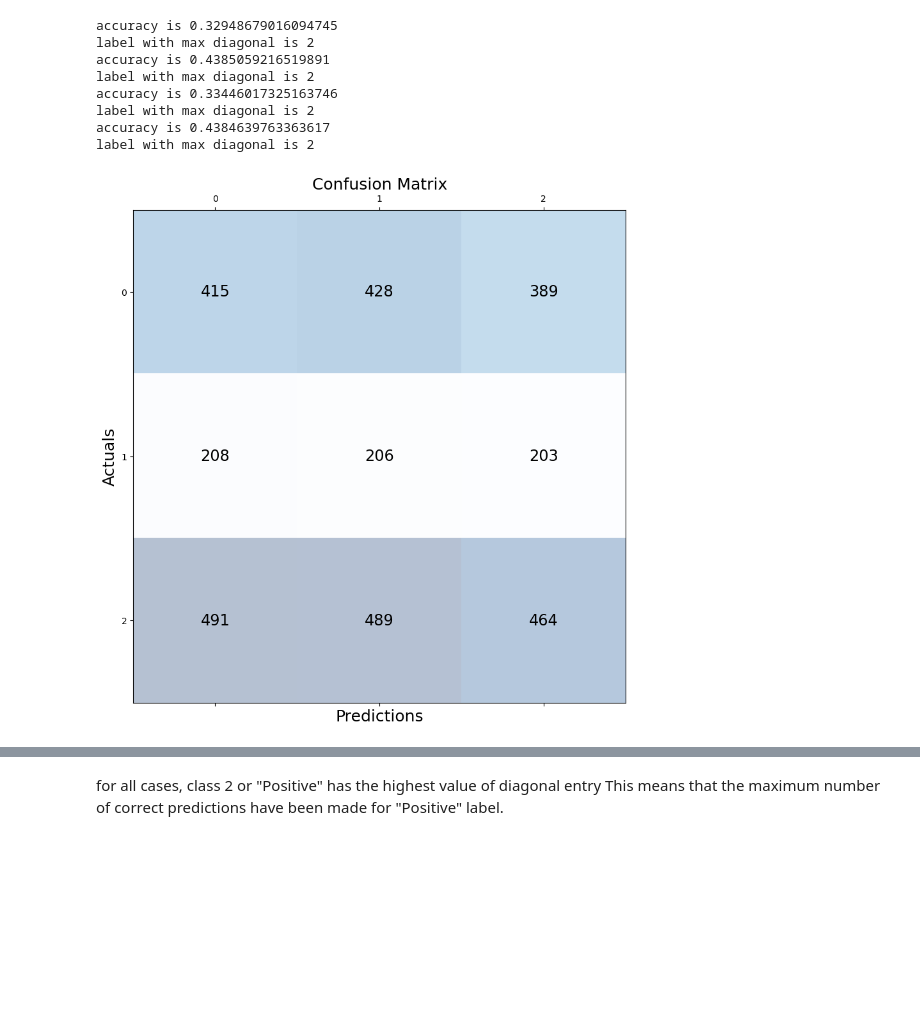
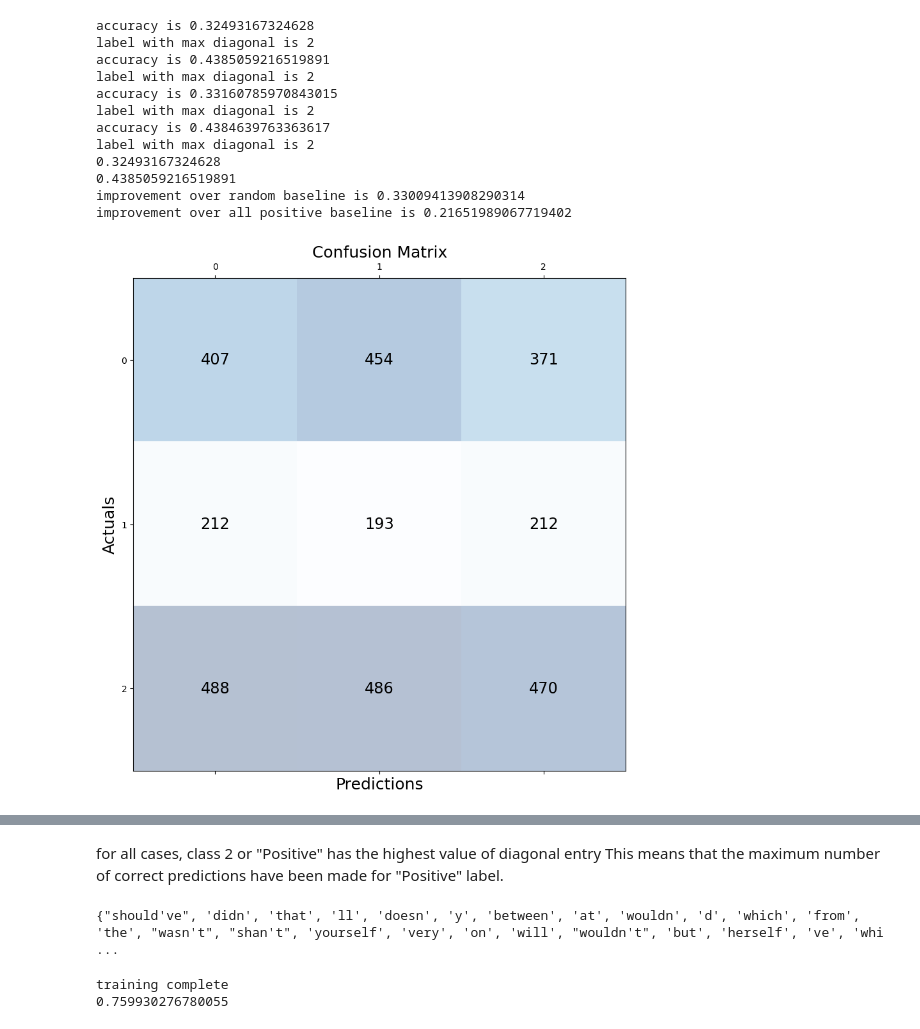
Before and after one commit to Aavegjain/COL774_A2, a Jupyter notebook: part1/naive_bayes.ipynb, the cells around one changed output, grey strips where cells are left out. Drawn from its saved outputs; the diff is of its cells as text; code cells hidden in the pictures; blank space fills up the shorter version.

```diff
--- a/part1/naive_bayes.ipynb
+++ b/part1/naive_bayes.ipynb
@@ -160,6 +171,6 @@ def get_wordcloud(label, database, max_words = 1000000):
     plt.axis("off")
     plt.show()
 # %%
-print(sets[0])
+
 for i in range(no_of_labels):
-    get_wordcloud(i, " ".join(sets[i]))
+    get_wordcloud(i, " ".join(weak_classifier.sets[i]))
@@ -166,13 +181,13 @@ for i in range(no_of_labels):
 # %%
 def random_predictor(text, no_of_labels):
     x = np.random.randint(0,no_of_labels)
-    assert(x >= 0 and x < 3)
+    # assert(x >= 0 and x < 3)
     return x
 # %%
 def always_positive_predictor(text, no_of_labels):
     return no_of_labels - 1
 # %%
-def compute_random_predictor_accuracy(df, no_of_labels, confusion_matrix = None):
+def compute_random_predictor_accuracy(df, no_of_labels, confusion_matrix):
     correct  = 0
     for idx,rows in df.iterrows():
         prediction = random_predictor(rows["CoronaTweet"], no_of_labels)
@@ -182,7 +197,7 @@ def compute_random_predictor_accuracy(df, no_of_labels, confusion_matrix = None)
             correct += 1
     return correct / len(df)
 # %%
-def compute_allpositive_predictor_accuracy(df, no_of_labels, confusion_matrix = None):
+def compute_allpositive_predictor_accuracy(df, no_of_labels, confusion_matrix):
     correct  = 0
     for idx,rows in df.iterrows():
         prediction = always_positive_predictor(rows["CoronaTweet"], no_of_labels)
@@ -252,27 +249,41 @@ label with max diagonal is 2
 # %%
+
+
+
+
+
 random_cm = np.array([ [0 for i in range(no_of_labels)] for j in range(no_of_labels)])
-compute_random_predictor_accuracy(df_test, no_of_labels, random_cm)
+random_accuracy = compute_random_predictor_accuracy(df_test, no_of_labels, random_cm)
 draw_confusion_matrix(random_cm, "random_test")
 
 allpositive_cm = np.array([ [0 for i in range(no_of_labels)] for j in range(no_of_labels)])
-compute_allpositive_predictor_accuracy(df_test, no_of_labels, allpositive_cm)
+allpositive_accuracy = compute_allpositive_predictor_accuracy(df_test, no_of_labels, allpositive_cm)
 draw_confusion_matrix(allpositive_cm, "allpositive_test" )
 
 random_cm = np.array([ [0 for i in range(no_of_labels)] for j in range(no_of_labels)])
 compute_random_predictor_accuracy(df, no_of_labels, random_cm)
 draw_confusion_matrix(random_cm, "random_training")
 
 allpositive_cm = np.array([ [0 for i in range(no_of_labels)] for j in range(no_of_labels)])
 compute_allpositive_predictor_accuracy(df, no_of_labels, allpositive_cm)
 draw_confusion_matrix(allpositive_cm, "allpositive_training" )
+
+print(random_accuracy)
+print(allpositive_accuracy)
+print(f"improvement over random baseline is {test_accuracy - random_accuracy}")
+print(f"improvement over all positive baseline is {test_accuracy - allpositive_accuracy}")
 # %% [output]
-accuracy is 0.32948679016094745
+accuracy is 0.32493167324628
 label with max diagonal is 2
 accuracy is 0.4385059216519891
 label with max diagonal is 2
-accuracy is 0.33446017325163746
+accuracy is 0.33160785970843015
 label with max diagonal is 2
 accuracy is 0.4384639763363617
 label with max diagonal is 2
+0.32493167324628
+0.4385059216519891
+improvement over random baseline is 0.33009413908290314
+improvement over all positive baseline is 0.21651989067719402
-[figure, old version]
+[figure, new version]
 [figure]
@@ -283,0 +305,5 @@ This means that the maximum number of correct predictions have been made for "Po
+# %%
+stopwords = set(stopwords.words('english'))
+print(stopwords)
+# %% [output]
+{"should've", 'didn', 'that', 'll', 'doesn', 'y', 'between', 'at', 'wouldn', 'd', 'which', 'from', 'the', "wasn't", "shan't", 'yourself', 'very', 'on', 'will', "wouldn't", 'but', 'herself', 've', 'whi ...
@@ -283,0 +319,8 @@ This means that the maximum number of correct predictions have been made for "Po
+# %%
+strong_classifier = Naive_Bayes_2(df, 3)
+strong_classifier.train()
+strong_training_accuracy = strong_classifier.compute_accuracy(df)
+print(strong_training_accuracy)
+# %% [output]
+training complete
+0.759930276780055
```
Also changed, not shown: parts of 23 cells of this notebook.
